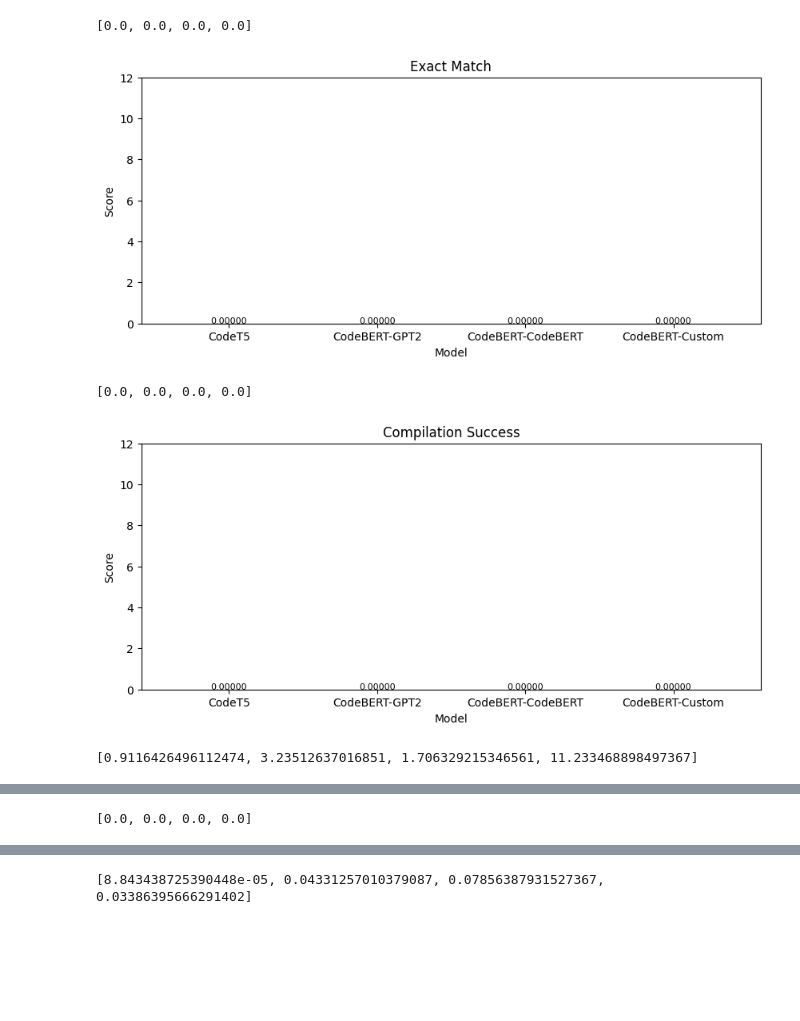
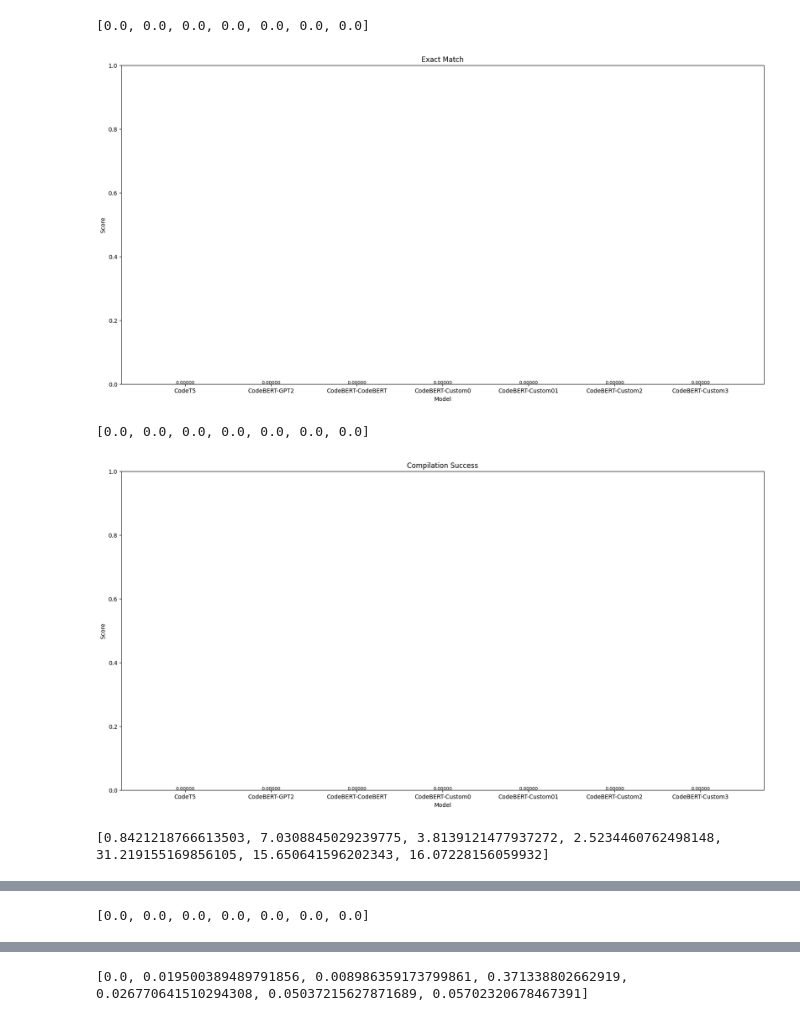
Before and after one commit to Batool-AA/PyFixAI, a Jupyter notebook: evaluation/metrics/metrics.ipynb, the cells around one changed output, grey strips where cells are left out. Saved outputs shown, nothing was run; the diff lists cells and outputs as text; code cells hidden in the pictures; blank space fills up the shorter version.

```diff
--- a/evaluation/metrics/metrics.ipynb
+++ b/evaluation/metrics/metrics.ipynb
@@ -94,18 +112,41 @@ def evaluate_seq2seq(model, tokenizer):
         src_code = entry["src"]
         expected_output = entry["tgt"]
 
-        # Tokenize the input and make predictions
-        inputs = tokenizer(src_code, return_tensors="pt", truncation=True, padding=True, max_length=128)
+        # Tokenize input with attention_mask explicitly passed
+        inputs = tokenizer(
+            src_code,
+            return_tensors="pt",
+            truncation=True,
+            padding=True,
+            max_length=128
+        )
+        input_ids = inputs["input_ids"]
+        attention_mask = inputs["attention_mask"]
 
         with torch.no_grad():
-            output = model.generate(**inputs, max_length=128)
+            output = model.generate(
+                input_ids=input_ids,
+                attention_mask=attention_mask,
+                max_length=128
+            )
 
         predicted_code = tokenizer.decode(output[0], skip_special_tokens=True)
-
+        # print(predicted_code)
+        expected_output = detokenize(expected_output)
+        print("p\n", predicted_code, '\n\ne\n', expected_output)
         predictions.append(predicted_code)
         ground_truths.append(expected_output)
 
     return evaluate_bugfix(predictions, ground_truths)
+# %%
+import re
+
+def clean_prediction(text):
+    # Remove common garbage patterns
+    text = re.sub(r"(=|NEW|\\n|\+|\s){5,}", "", text)
+    text = re.sub(r"[^a-zA-Z0-9\s\.\,\:\(\)\[\]\+\-\*/\<\>=\'\"\_]+", "", text)  # remove weird tokens
+    text = text.strip()
+    return text
 # %%
 class PositionalEncoding(nn.Module):
     def __init__(self, d_model, dropout=0.1, max_len=512):
@@ -297,39 +424,43 @@ Average BLEU Score: {'Exact Match Accuracy': 0.0, 'Compilation Success Rate': 0.
 # %%
 import matplotlib.pyplot as plt
 import numpy as np
 
 # Define models and metric values
-models = ['CodeT5', 'CodeBERT-GPT2', 'CodeBERT-CodeBERT', 'CodeBERT-Custom']
+models = ['CodeT5', 'CodeBERT-GPT2', 'CodeBERT-CodeBERT', 'CodeBERT-Custom0', 'CodeBERT-Custom01', 'CodeBERT-Custom2', 'CodeBERT-Custom3']
 
 # Consistent model-specific colors
-model_colors = ['#A8D8D8', '#F2C6C6', '#E0D0F0', '#F9D5E5']  # You can customize these
+model_colors = ['#A8D8D8', '#F2C6C6', '#E0D0F0', '#F9D5E5', '#A7D7D7', '#F2C3C3', '#E1D1F1']  # You can customize these
 
 def plot_metric(metric, title):
     print(metric)
-    plt.figure(figsize=(10, 4))
+
+    plt.figure(figsize=(20, 10))
     plt.bar(models, metric, color=model_colors)
 
     padding = (max(metric) - min(metric)) * 0.1
-    plt.ylim(0, 12)
+    if "Lev" in title:
+        plt.ylim(0, 32)
+    else:
+        plt.ylim(0, 1)
 
     plt.xlabel('Model')
     plt.ylabel('Score')
     plt.title(title)
 
     for i, val in enumerate(metric):
         plt.text(i, val, f'{val:.5f}', ha='center', fontsize=8)
 
     plt.show()
 
 # Plot each metric using the shared function
 plot_metric(accuracy, 'Exact Match')
 plot_metric(compilation, 'Compilation Success')
 plot_metric(lev_distance, 'Normalized Levenshtein')
 plot_metric(ast_score, 'AST Similarity')
 plot_metric(bleu, 'BLEU Score')
 # %% [output]
-[0.0, 0.0, 0.0, 0.0]
+[0.0, 0.0, 0.0, 0.0, 0.0, 0.0, 0.0]
-[figure, old version]
+[figure, new version]
-[0.0, 0.0, 0.0, 0.0]
+[0.0, 0.0, 0.0, 0.0, 0.0, 0.0, 0.0]
-[figure, old version]
+[figure, new version]
-[0.9116426496112474, 3.23512637016851, 1.706329215346561, 11.233468898497367]
+[0.8421218766613503, 7.0308845029239775, 3.8139121477937272, 2.5234460762498148, 31.219155169856105, 15.650641596202343, 16.07228156059932]
@@ -337 +468 @@ plot_metric(bleu, 'BLEU Score')
-[0.0, 0.0, 0.0, 0.0]
+[0.0, 0.0, 0.0, 0.0, 0.0, 0.0, 0.0]
@@ -339 +470 @@ plot_metric(bleu, 'BLEU Score')
-[8.843438725390448e-05, 0.04331257010379087, 0.07856387931527367, 0.03386395666291402]
+[0.0, 0.019500389489791856, 0.008986359173799861, 0.371338802662919, 0.026770641510294308, 0.05037215627871689, 0.05702320678467391]
```
Also changed, not shown: parts of 6 cells of this notebook, 6 other files.
